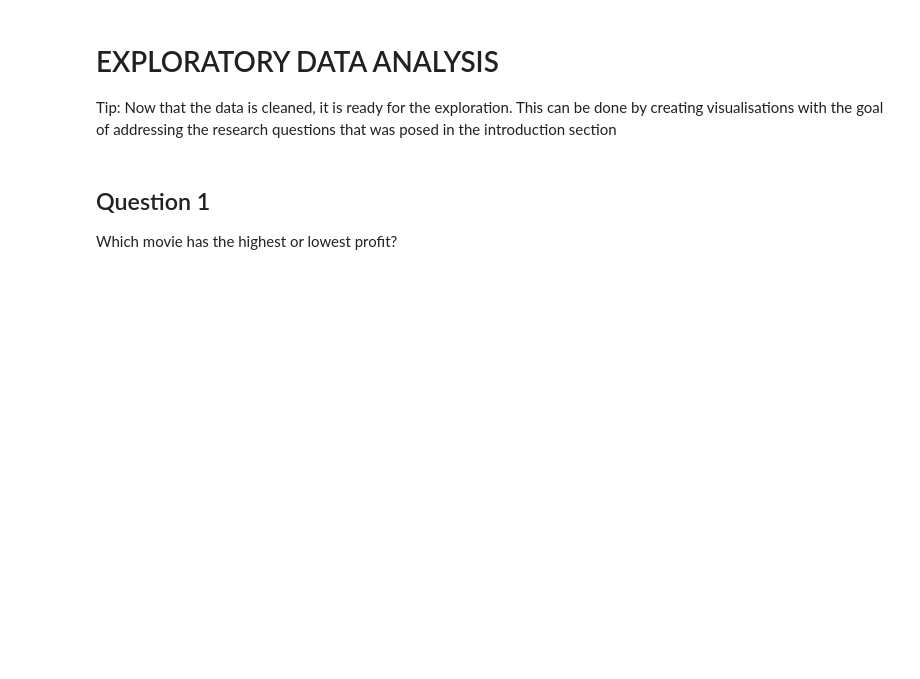
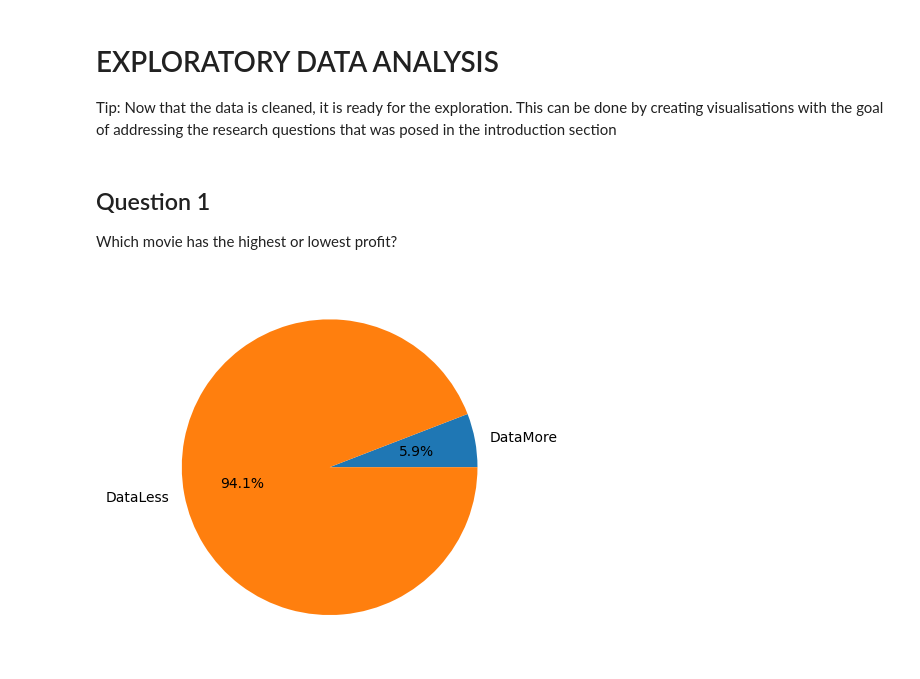
Before and after one commit to llawlaw23/30-Day-ML-Bootcamp---Supervised-Learning-Data-Exploration, a Jupyter notebook: Day 2 to 4/Data Analysis/Analysis on Movies Data.ipynb, the cells around one changed output. Drawn from its saved outputs; the diff is of its cells as text; code cells hidden in the pictures; blank space fills up the shorter version.

```diff
--- a/Day 2 to 4/Data Analysis/Analysis on Movies Data.ipynb
+++ b/Day 2 to 4/Data Analysis/Analysis on Movies Data.ipynb
@@ -22,7 +22,7 @@ import matplotlib.pyplot as plt
 import seaborn as sns
 # %%
 #Reading the dataset
-data = pd.read_csv("tmdb_5000_movies.csv")
+data = pd.read_csv("Movies Data.csv")
 # %%
 #Reading the first five row of the dataset
 data.head()
@@ -185,3 +185,13 @@ def find_idmax(x):
 find_idmax("profit")
 
   #return max_value, min_value
+# %%
+datamore = data[data["budget"] > 100000000]
+dataless = data[data["budget"] < 100000000]
+# %%
+values = [len(datamore), len(dataless)]
+labels = ["DataMore", "DataLess"]
+plt.pie(values, labels = labels, autopct='%1.1f%%')
+plt.show()
+# %% [output]
+[figure, added]
```
Also changed, not shown: 1 other file.
